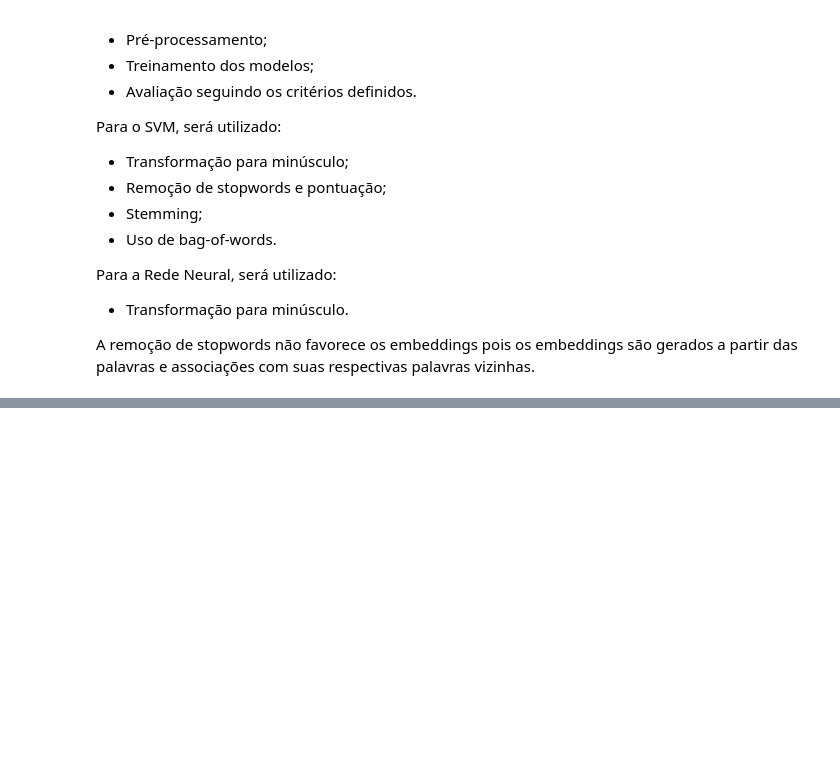
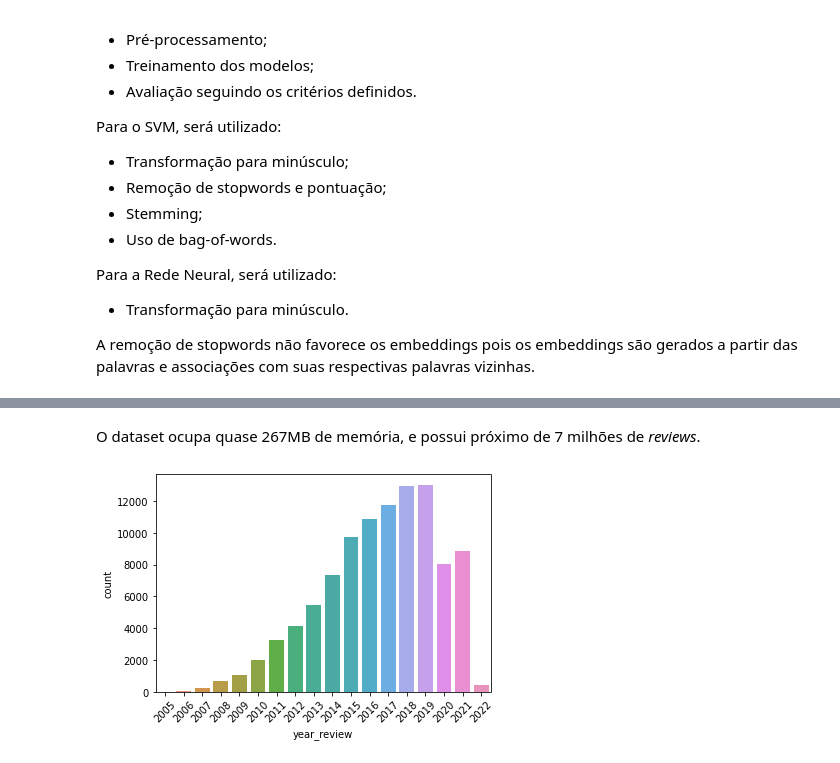
Before and after one commit to cristianomg10/uniasselvi-projeto-ii, a Jupyter notebook: Projeto_II_Futuro_dos_Dados_e_Aplicação_de_Big_Data.ipynb, the cells around one changed output, grey strips where cells are left out. Cells and saved outputs as stored; diff of their text form; code cells hidden in the pictures; blank space fills up the shorter version.

```diff
--- a/Projeto_II_Futuro_dos_Dados_e_Aplicação_de_Big_Data.ipynb
+++ b/Projeto_II_Futuro_dos_Dados_e_Aplicação_de_Big_Data.ipynb
@@ -78,0 +87,5 @@ A remoção de stopwords não favorece os embeddings pois os embeddings são ger
+# %%
+import pandas as pd
+
+df = pd.read_csv("saida.csv").sample(100000).sort_index()
+df.head()
@@ -78,0 +116,10 @@ A remoção de stopwords não favorece os embeddings pois os embeddings são ger
+# %% [markdown]
+O dataset ocupa quase 267MB de memória, e possui próximo de 7 milhões de *reviews*.
+# %%
+import seaborn as sns
+import matplotlib.pyplot as plt
+
+sns.countplot(data=df, x="year_review")
+plt.xticks(rotation=45);
+# %% [output]
+[figure, added]
```
Also changed, not shown: parts of 54 cells of this notebook.
